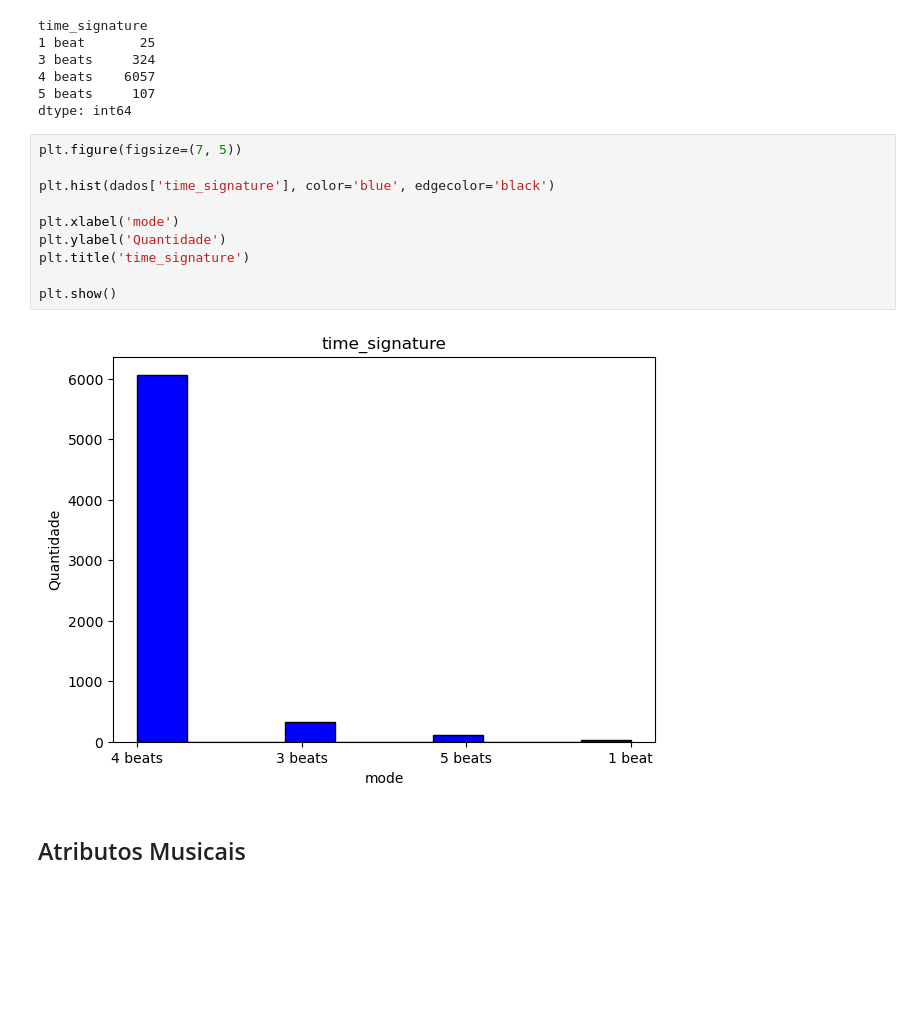
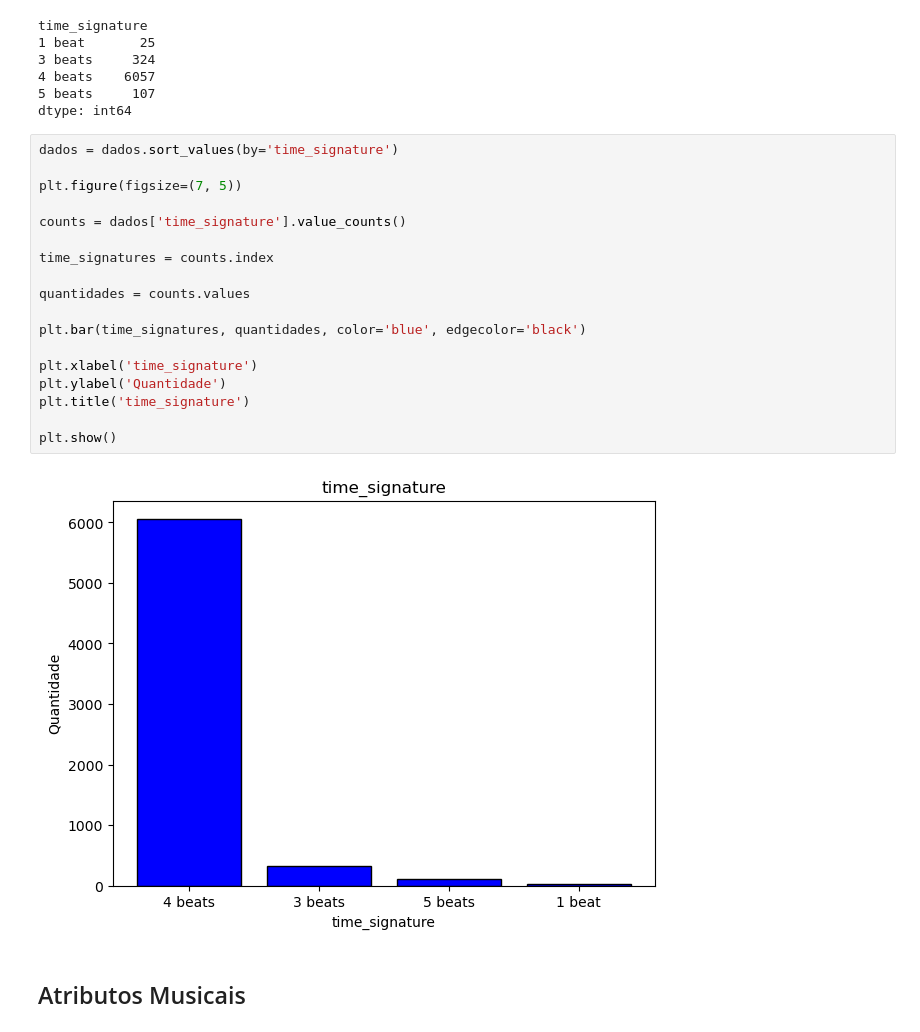
Before and after one commit to EandroC/ExplorandoPrincipaisMusicasDoSpotify, a Jupyter notebook: Analise.ipynb, the cells around one changed output. Cells and saved outputs as stored; diff of their text form; blank space fills up the shorter version.

```diff
--- a/Analise.ipynb
+++ b/Analise.ipynb
@@ -375,17 +372,25 @@ time_signature
 5 beats     107
 dtype: int64
 # %%
+dados = dados.sort_values(by='time_signature')
+
 plt.figure(figsize=(7, 5))
 
-plt.hist(dados['time_signature'], color='blue', edgecolor='black')
+counts = dados['time_signature'].value_counts()
 
-plt.xlabel('mode')
+time_signatures = counts.index
+
+quantidades = counts.values
+
+plt.bar(time_signatures, quantidades, color='blue', edgecolor='black')
+
+plt.xlabel('time_signature')
 plt.ylabel('Quantidade')
 plt.title('time_signature')
 
 plt.show()
 # %% [output]
-[figure, old version]
+[figure, new version]
 # %% [markdown]
 ## Atributos Musicais
 # %% [markdown]
```
Also changed, not shown: parts of 1 cell of this notebook.
